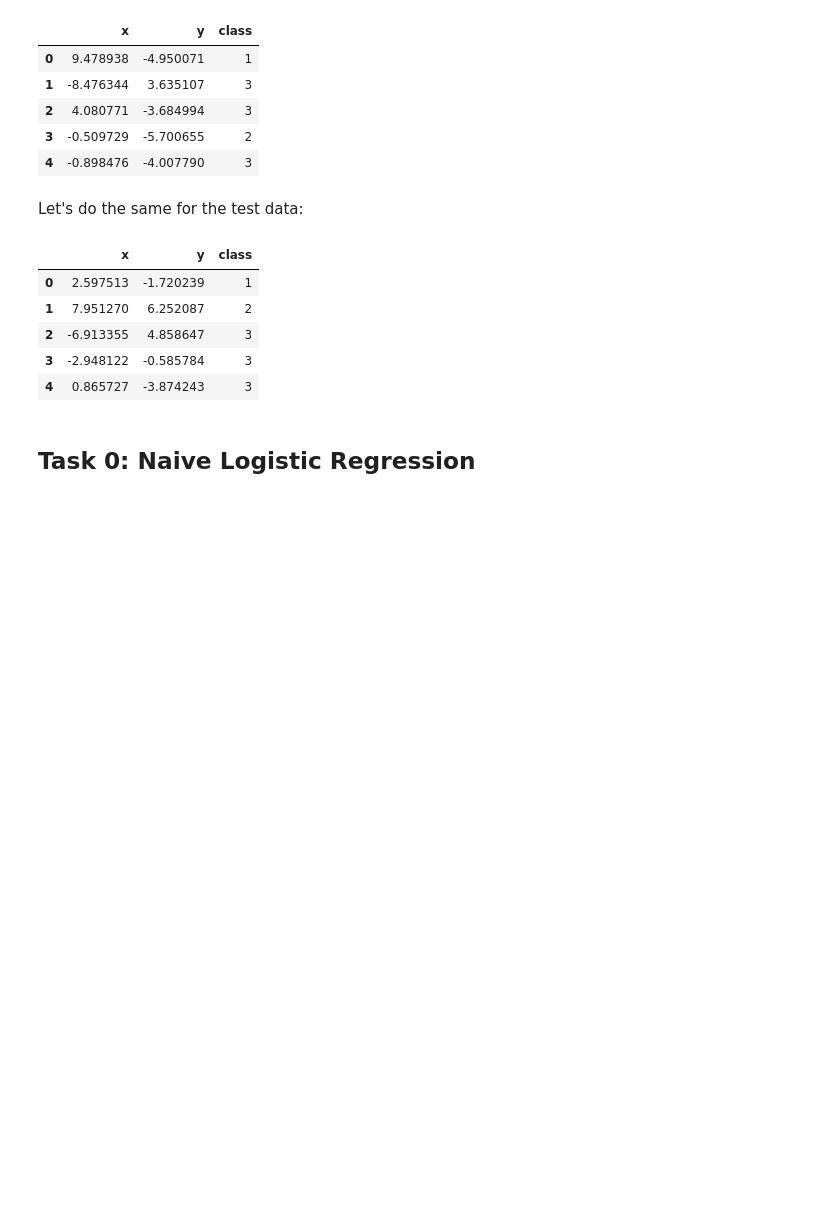
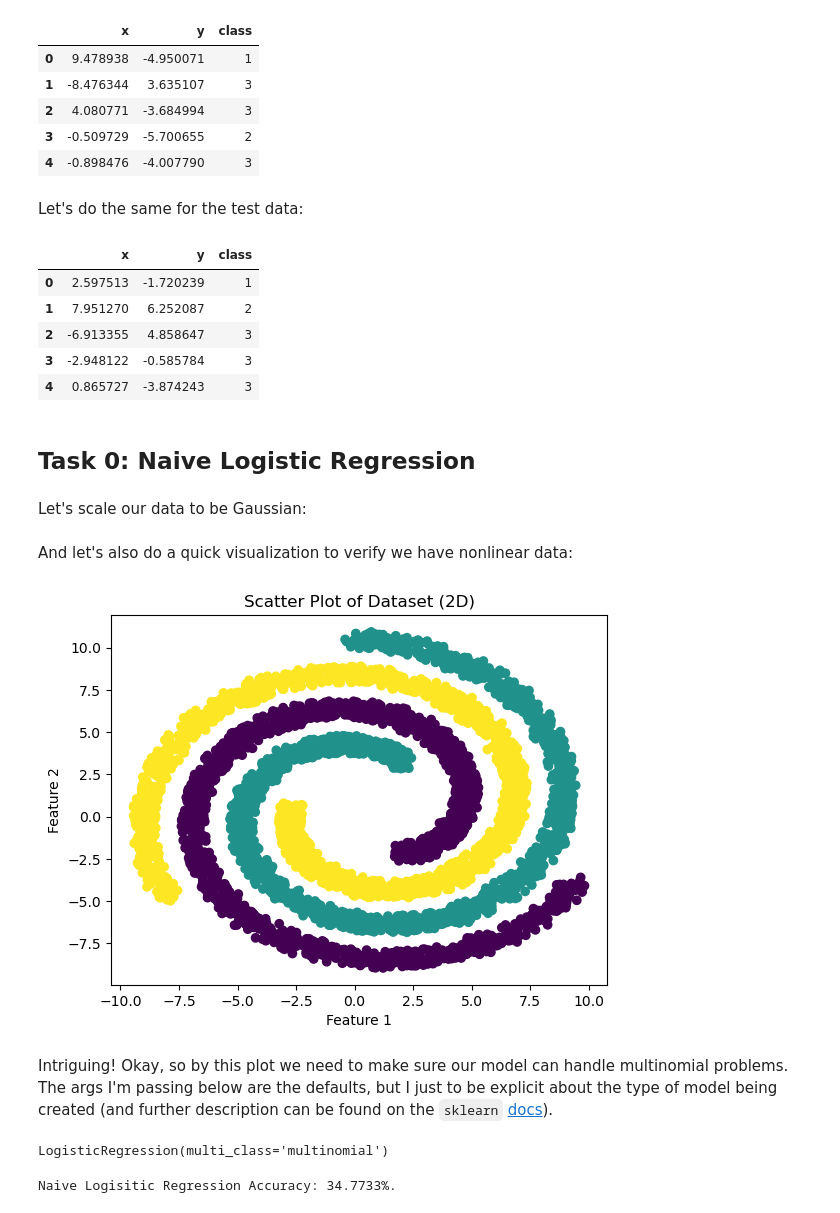
Before and after one commit to UPstartDeveloper/ML-Fundamentals-and-Apps, a Jupyter notebook: SyedRaza_Project1/SyedRaza_Project1.ipynb, the cells around one changed output. Cells and saved outputs as stored; diff of their text form; code cells hidden in the pictures; blank space fills up the shorter version.

```diff
--- a/SyedRaza_Project1/SyedRaza_Project1.ipynb
+++ b/SyedRaza_Project1/SyedRaza_Project1.ipynb
@@ -60,0 +65,2 @@ X_test, y_test = df_test[["x", "y"]], df_test["class"].values.reshape(-1, 1)
+# %% [markdown]
+Let's scale our data to be Gaussian:
@@ -60,0 +71,23 @@ X_test, y_test = df_test[["x", "y"]], df_test["class"].values.reshape(-1, 1)
+# %% [markdown]
+And let's also do a quick visualization to verify we have nonlinear data:
+# %%
+plt.scatter(X_train["x"], X_train["y"], c=np.squeeze(y_train))
+plt.xlabel("Feature 1")
+plt.ylabel("Feature 2")
+plt.title("Scatter Plot of Dataset (2D)")
+plt.show()
+# %% [output]
+[figure, added]
+# %% [markdown]
+Intriguing!
+Okay, so by this plot we need to make sure our model can handle multinomial problems. The args I'm passing below are the defaults, but I just to be explicit about the type of model being created (and further description can be found on the `sklearn` [docs](https://scikit-learn.org/stable/modules/generated/sklearn.linear_model.LogisticRegression.html)).
+# %%
+model = LogisticRegression(solver='lbfgs', multi_class='multinomial')
+model.fit(X_train, np.squeeze(y_train))
+# %% [output]
+LogisticRegression(multi_class='multinomial')
+# %%
+accuracy = model.score(X_test, y_test)
+print(f"Naive Logisitic Regression Accuracy: {round(accuracy * 100, 4)}%.")
+# %% [output]
+Naive Logisitic Regression Accuracy: 34.7733%.
```
Also changed, not shown: parts of 4 cells of this notebook, 1 other file.
